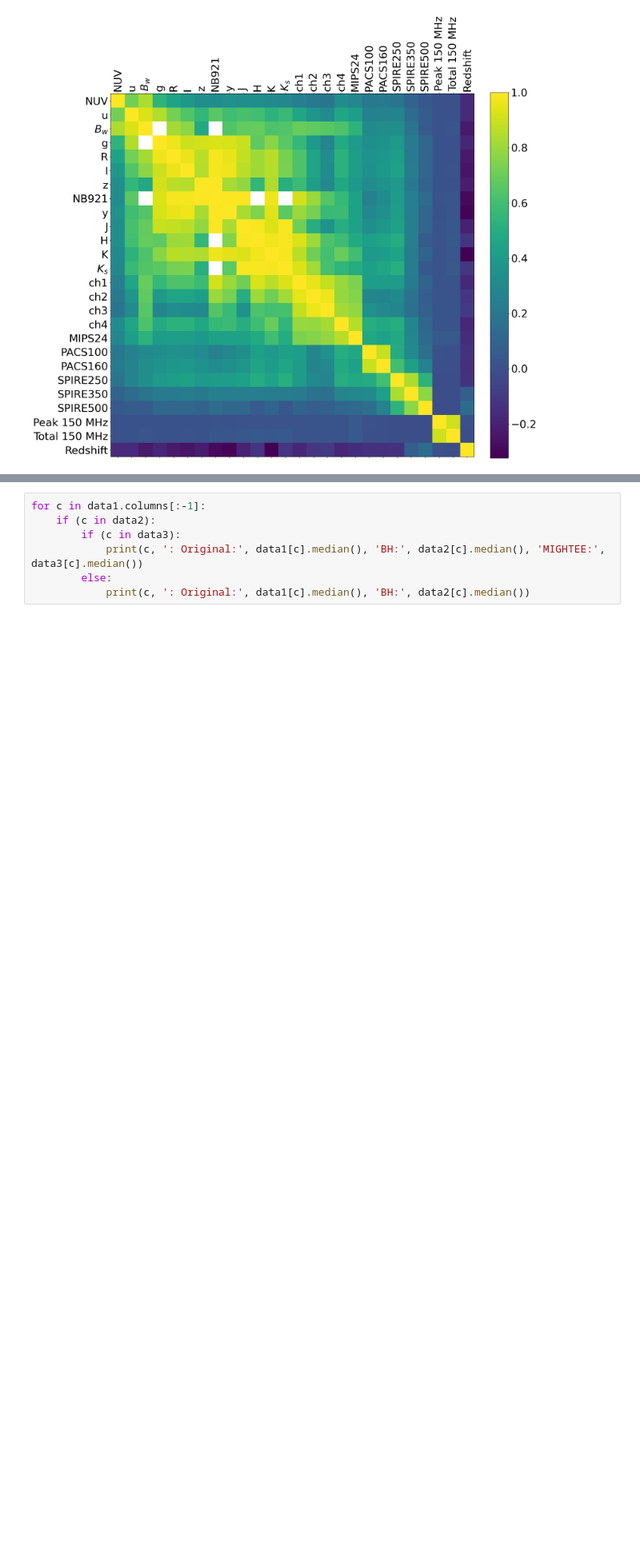
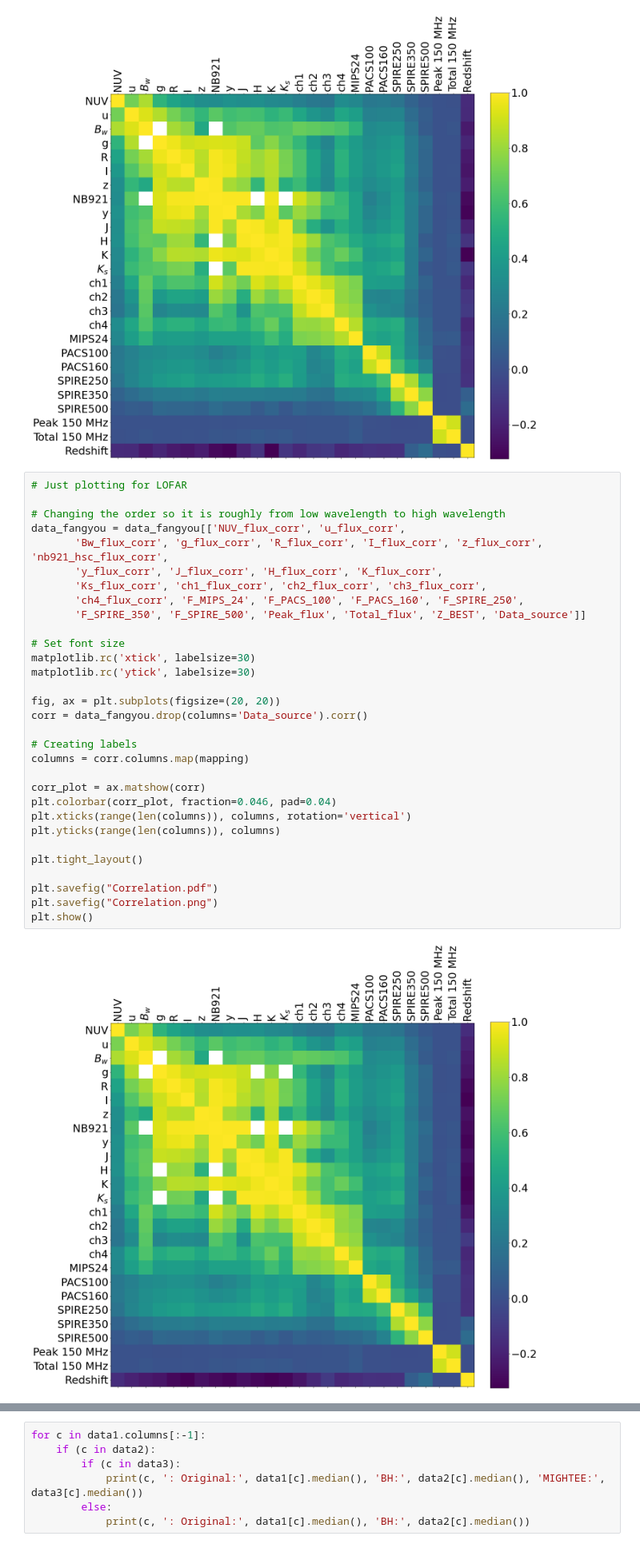
Before and after one commit to jespertjee/LOFAR_ML, a Jupyter notebook: General/Analysis_for_plots.ipynb, the cells around one changed output, grey strips where cells are left out. Shown at 80% size. Cells and saved outputs as stored; diff of their text form; blank space fills up the shorter version.

```diff
--- a/General/Analysis_for_plots.ipynb
+++ b/General/Analysis_for_plots.ipynb
@@ -203,6 +203,39 @@ plt.savefig("Correlation.png")
 plt.show()
 # %% [output]
 [figure]
+# %%
+# Just plotting for LOFAR
+
+# Changing the order so it is roughly from low wavelength to high wavelength
+data_fangyou = data_fangyou[['NUV_flux_corr', 'u_flux_corr',
+       'Bw_flux_corr', 'g_flux_corr', 'R_flux_corr', 'I_flux_corr', 'z_flux_corr', 'nb921_hsc_flux_corr',
+       'y_flux_corr', 'J_flux_corr', 'H_flux_corr', 'K_flux_corr',
+       'Ks_flux_corr', 'ch1_flux_corr', 'ch2_flux_corr', 'ch3_flux_corr',
+       'ch4_flux_corr', 'F_MIPS_24', 'F_PACS_100', 'F_PACS_160', 'F_SPIRE_250',
+       'F_SPIRE_350', 'F_SPIRE_500', 'Peak_flux', 'Total_flux', 'Z_BEST', 'Data_source']]
+
+# Set font size
+matplotlib.rc('xtick', labelsize=30)
+matplotlib.rc('ytick', labelsize=30)
+
+fig, ax = plt.subplots(figsize=(20, 20))
+corr = data_fangyou.drop(columns='Data_source').corr()
+
+# Creating labels
+columns = corr.columns.map(mapping)
+
+corr_plot = ax.matshow(corr)
+plt.colorbar(corr_plot, fraction=0.046, pad=0.04)
+plt.xticks(range(len(columns)), columns, rotation='vertical')
+plt.yticks(range(len(columns)), columns)
+
+plt.tight_layout()
+
+plt.savefig("Correlation.pdf")
+plt.savefig("Correlation.png")
+plt.show()
+# %% [output]
+[figure, added]
 # %%
 from scipy import stats
 
```
Also changed, not shown: parts of 34 cells of this notebook, 23 other files.
